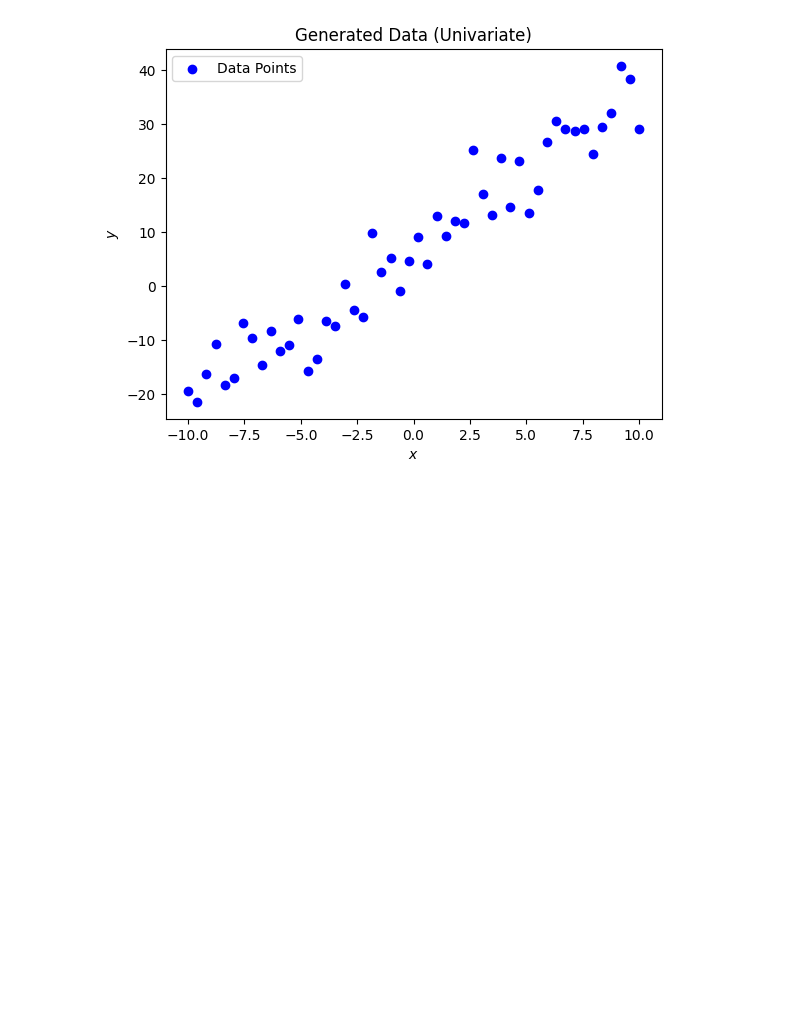
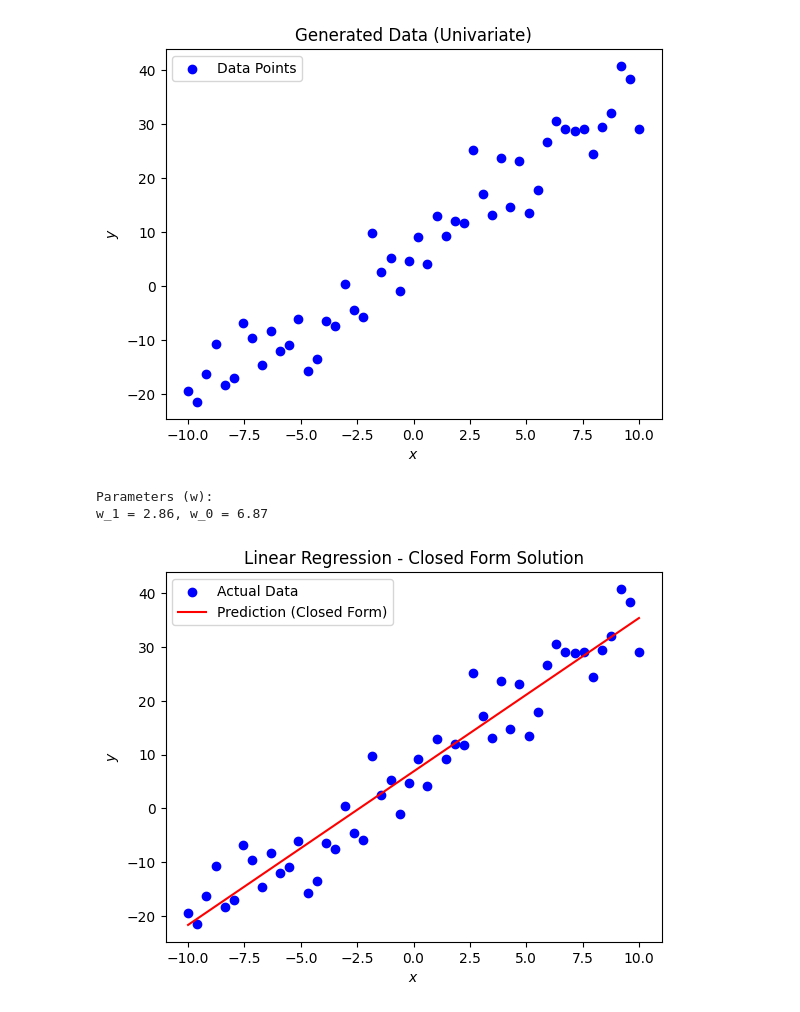
Before and after one commit to al-shams/ML-Sharif, a Jupyter notebook: session_01/regression.ipynb, the cells around one changed output. Saved outputs shown, nothing was run; the diff lists cells and outputs as text; code cells hidden in the pictures; blank space fills up the shorter version.

```diff
--- a/session_01/regression.ipynb
+++ b/session_01/regression.ipynb
@@ -85,3 +85,39 @@ plt.legend()
 plt.show()
 # %% [output]
 [figure]
+# %%
+# Hypothesis: h_w(x) = w_0 + w_1 * x_1
+def h_w(x, w):
+    return w[0] + w[1] * x  # equivalent to w_0 + w_1 * x
+
+
+# Linear Regression using closed-form solution
+def linear_regression_closed_form(X, y):
+    # Adding bias term (x_0 = 1) to input vector X
+    X_b = np.c_[
+        np.ones((len(X), 1)), X
+    ]  # X_b is now the full input vector with bias term
+    # Closed-form solution: w = (X^T * X)^-1 * X^T * y
+    w = np.linalg.inv(X_b.T.dot(X_b)).dot(X_b.T).dot(y)
+    return w
+
+
+# Get parameter vector w
+w = linear_regression_closed_form(X, y)
+print("Parameters (w): ")
+print(f"w_1 = {w[1]:.2f}, w_0 = {w[0]:.2f}")
+# %% [output]
+Parameters (w):
+w_1 = 2.86, w_0 = 6.87
+# %%
+y_pred = h_w(X, w)
+
+plt.scatter(X, y, color="blue", label="Actual Data")
+plt.plot(X, y_pred, color="red", label="Prediction (Closed Form)")
+plt.title("Linear Regression - Closed Form Solution")
+plt.xlabel("$x$")
+plt.ylabel("$y$")
+plt.legend()
+plt.show()
+# %% [output]
+[figure, added]
```
Also changed, not shown: 2 other files.
